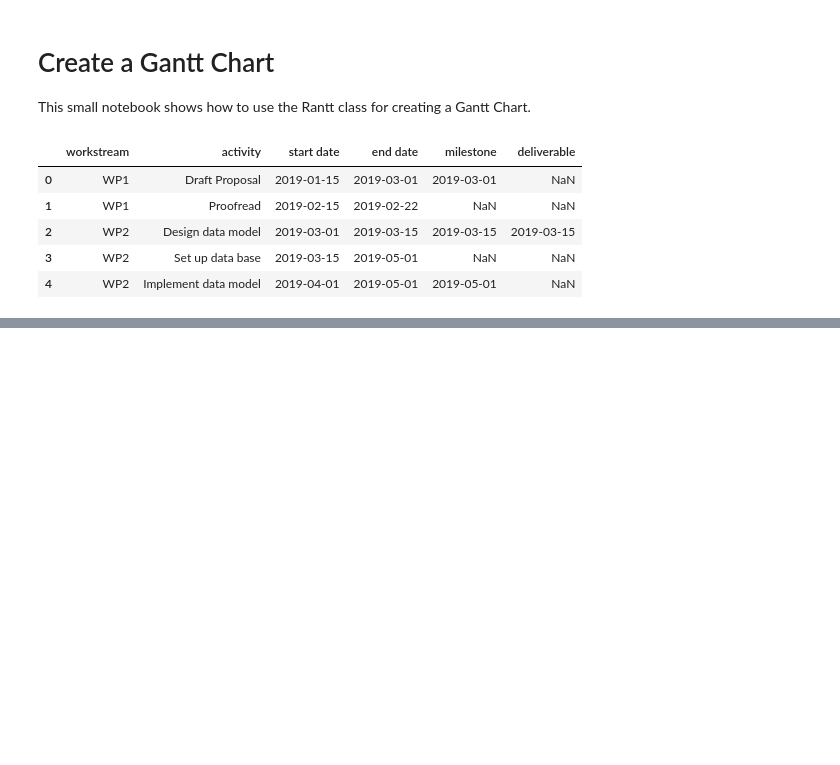
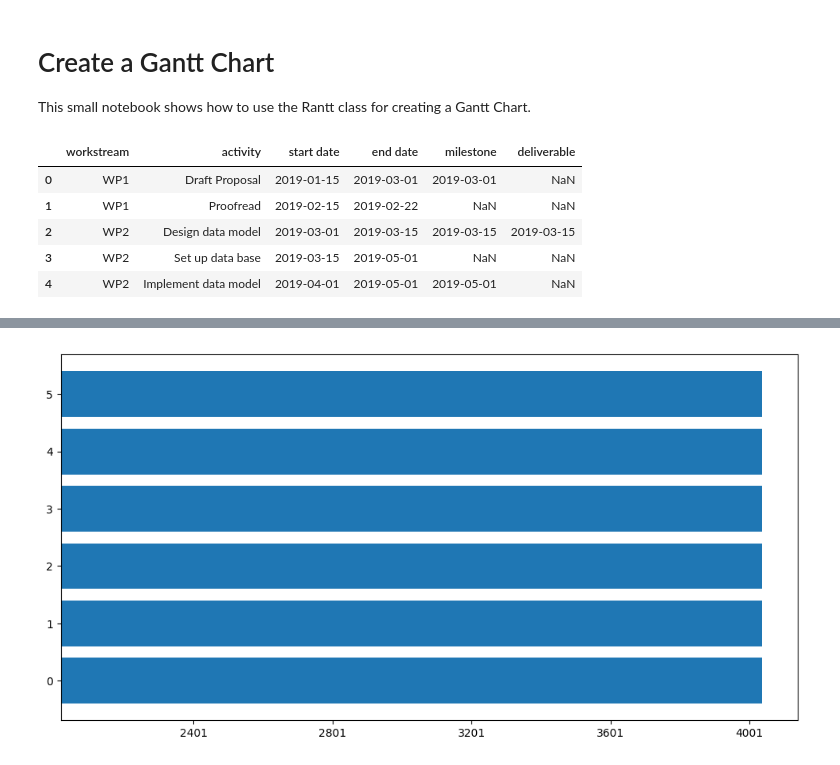
Before and after one commit to Japhiolite/Rantt, a Jupyter notebook: notebooks/Create_a_Gantt_Chart_example.ipynb, the cells around one changed output, grey strips where cells are left out. Cells and saved outputs as stored; diff of their text form; code cells hidden in the pictures; blank space fills up the shorter version.

```diff
--- a/notebooks/Create_a_Gantt_Chart_example.ipynb
+++ b/notebooks/Create_a_Gantt_Chart_example.ipynb
@@ -29,0 +35,2 @@ inp.save()
+# %%
+dat = pd.read_csv('../activities.csv')
@@ -29,0 +47,3 @@ inp.save()
+# %%
+t = pd.to_datetime(dat['Start Date'], yearfirst=True)
+e = pd.to_datetime(dat['End Date'], yearfirst=True)
@@ -29,0 +52,6 @@ inp.save()
+# %%
+fig = plt.figure(figsize=[12,6])
+plt.barh(dat.index.values, e, left=t)
+plt.show()
+# %% [output]
+[figure, added]
```
Also changed, not shown: parts of 7 cells of this notebook, 2 other files.
